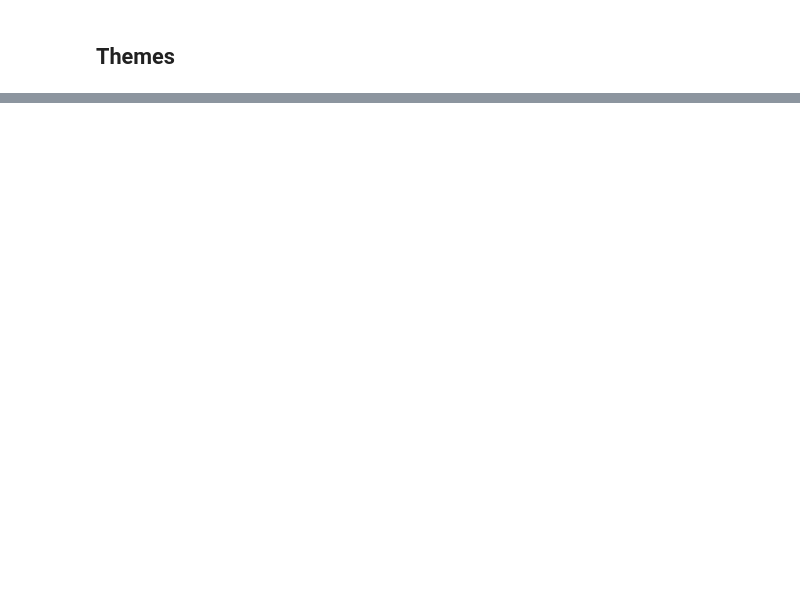
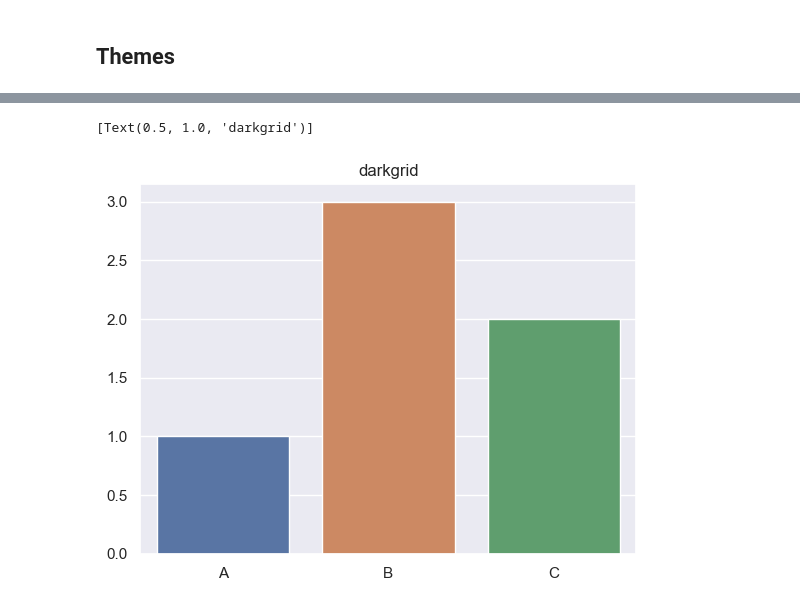
Before and after one commit to jgraber/PythonFriday, a Jupyter notebook: Jupyter/Seaborn_styling.ipynb, the cells around one changed output, grey strips where cells are left out. Cells and saved outputs as stored; diff of their text form; code cells hidden in the pictures; blank space fills up the shorter version.

```diff
--- a/Jupyter/Seaborn_styling.ipynb
+++ b/Jupyter/Seaborn_styling.ipynb
@@ -69,2 +105,8 @@ sns.pairplot(penguins, hue='species', palette=custom)
 # %% [markdown]
 ## Themes
+# %%
+names = ["A", "B", "C"]
+values = [1, 3, 2]
+# %%
+sns.set_theme()
+sns.barplot(x=names, y=values).set(title='default theme')
@@ -70,0 +116,6 @@ sns.pairplot(penguins, hue='species', palette=custom)
+# %%
+sns.set_style("darkgrid")
+sns.barplot(x=names, y=values).set(title='darkgrid')
+# %% [output]
+[Text(0.5, 1.0, 'darkgrid')]
+[figure, added]
```
Also changed, not shown: parts of 12 cells of this notebook.
